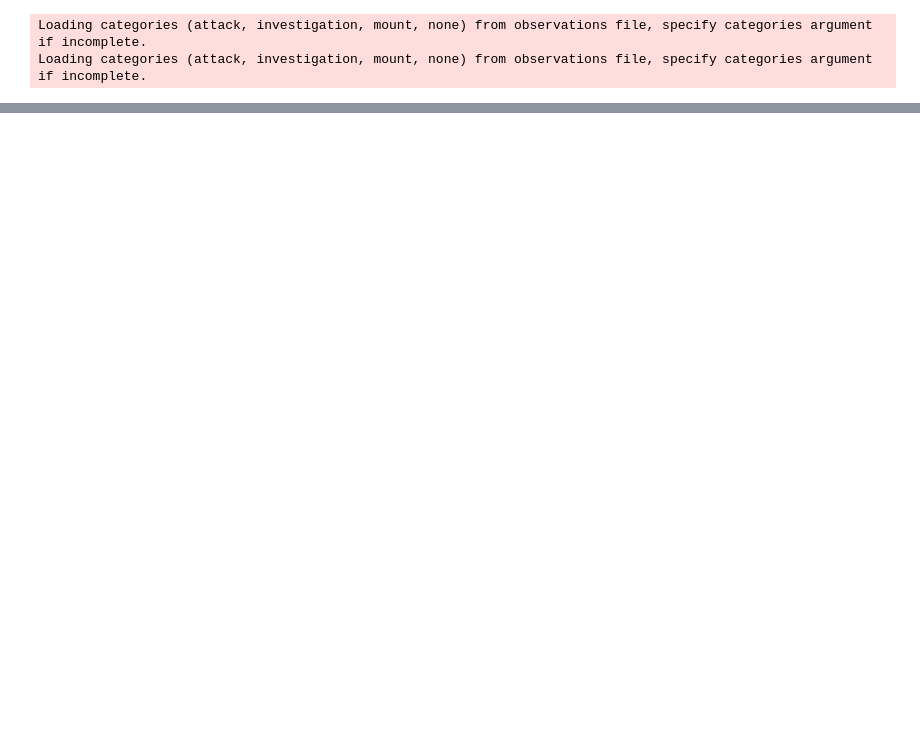
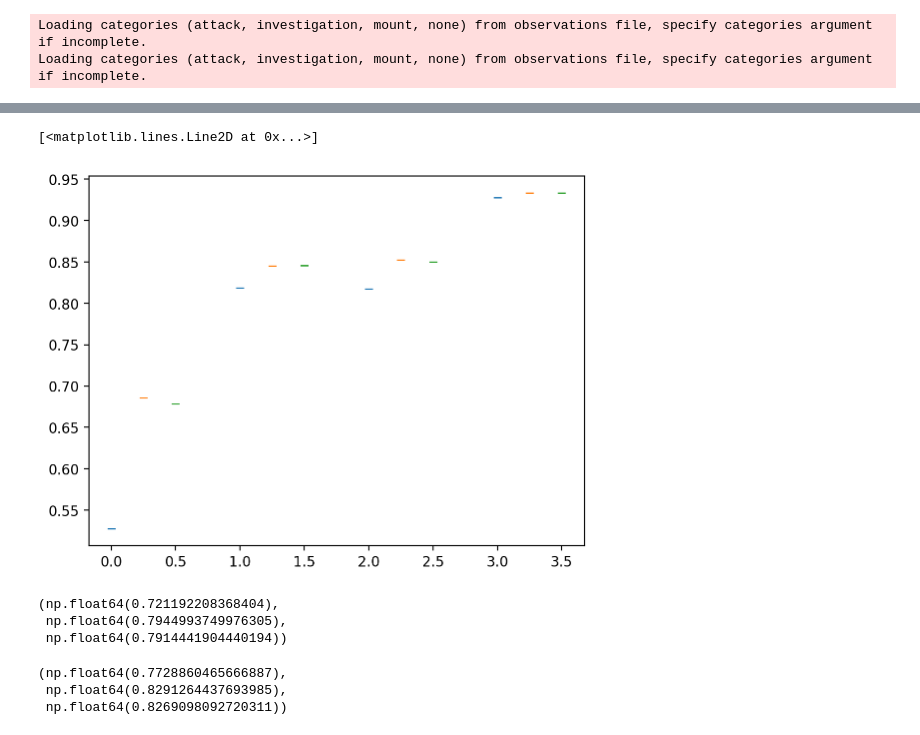
Before and after one commit to pnuehrenberg/vassi, a Jupyter notebook: examples/classification.ipynb, the cells around one changed output, grey strips where cells are left out. Saved outputs shown, nothing was run; the diff lists cells and outputs as text; code cells hidden in the pictures; blank space fills up the shorter version.

```diff
--- a/examples/classification.ipynb
+++ b/examples/classification.ipynb
@@ -338,0 +154,43 @@ f1_score(y_test_numeric, y_pred, average=None)
+# %%
+f1_timestamp_raw = k_fold_result.f1_score("timestamp", encode_func=dataset_train.encode)
+f1_annotation_raw = k_fold_result.f1_score("annotation", encode_func=dataset_train.encode)
+f1_prediction_raw = k_fold_result.f1_score("prediction", encode_func=dataset_train.encode)
+
+k_fold_result = k_fold_result.smooth([lambda probabilities: medfilt(probabilities, 41)])
+
+f1_timestamp_smooth = k_fold_result.f1_score("timestamp", encode_func=dataset_train.encode)
+f1_annotation_smooth = k_fold_result.f1_score("annotation", encode_func=dataset_train.encode)
+f1_prediction_smooth = k_fold_result.f1_score("prediction", encode_func=dataset_train.encode)
+
+k_fold_result = k_fold_result.threshold([0.54, 0, 0, 0])
+
+f1_timestamp_thresh = k_fold_result.f1_score("timestamp", encode_func=dataset_train.encode)
+f1_annotation_thresh = k_fold_result.f1_score("annotation", encode_func=dataset_train.encode)
+f1_prediction_thresh = k_fold_result.f1_score("prediction", encode_func=dataset_train.encode)
+# %%
+plt.plot(np.arange(4), f1_timestamp_raw, "_")
+plt.plot(np.arange(4) + 0.25, f1_timestamp_smooth, "_")
+plt.plot(np.arange(4) + 0.5, f1_timestamp_thresh, "_")
+# %% [output]
+[<matplotlib.lines.Line2D at 0x...>]
+[figure, added]
+# %%
+(
+    f1_timestamp_raw[[0, 1, 2]].mean(),
+    f1_timestamp_smooth[[0, 1, 2]].mean(),
+    f1_timestamp_thresh[[0, 1, 2]].mean(),
+)
+# %% [output]
+(np.float64(0.721192208368404),
+ np.float64(0.7944993749976305),
+ np.float64(0.7914441904440194))
+# %%
+(
+    f1_timestamp_raw.mean(),
+    f1_timestamp_smooth.mean(),
+    f1_timestamp_thresh.mean(),
+)
+# %% [output]
+(np.float64(0.7728860465666887),
+ np.float64(0.8291264437693985),
+ np.float64(0.8269098092720311))
```
Also changed, not shown: parts of 27 cells of this notebook, 5 other files.
